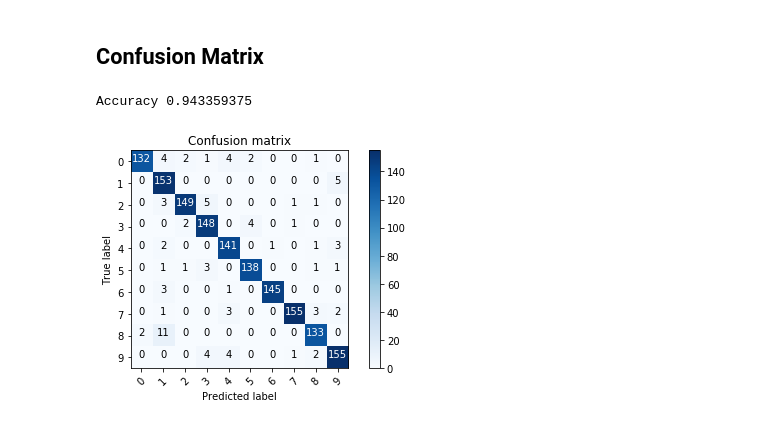
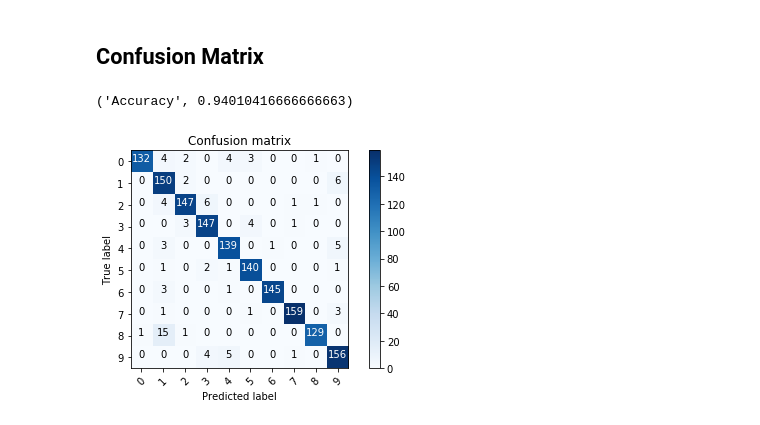
Before and after one commit to jsmienk/IML, a Jupyter notebook: notebooks/classification.ipynb, the cells around one changed output. Cells and saved outputs as stored; diff of their text form; code cells hidden in the pictures.

```diff
--- a/notebooks/classification.ipynb
+++ b/notebooks/classification.ipynb
@@ -50,8 +51,9 @@ data_clean_manual.describe()
 ## Normalization
 # %%
 columns = ['area', 'contours', 'radius', 'hull_radius', 'centroid_x', 'centroid_y']
-for x in range(4):
-    for y in range(4):
+COUNT = 4
+for x in range(COUNT):
+    for y in range(COUNT):
         columns.append('_'.join(['weight', str(x), str(y)]))
 
 def scale(scaler):
@@ -167,7 +175,7 @@ Top: (40, 0.9577464788732394)
 # SVM
 from sklearn import svm
 
-svc = svm.SVC(kernel='linear', C=2.0)
+svc = svm.SVC(kernel='linear')
 svc.fit(X_train, Y_train)
 print('Score:', svc.score(X_test, Y_test))
 # %% [output]
@@ -227,7 +234,7 @@ Max: 0.971830985915493
 # %% [markdown]
 ### Finding the optimal gamma for RBF kernel
 # %%
-Gs = np.arange(.01, 1, .01)
+Gs = [.35]#np.arange(.01, 1, .01)
 Cs = np.arange(.1, 10, .1)
 
 steps = len(Gs) * len(Cs)
@@ -268,8 +275,9 @@ Top: (6.6, 0.35000000000000003, 0.9788732394366197)
 # %% [markdown]
 ## Try SGD
 # %%
-from sklearn import linear_model.SGDClassifier
+from sklearn import linear_model
 
-sgd = SGDClassifier(max_iter=1000)
+sgd = linear_model.SGDClassifier(max_iter=1000)
 sgd.fit(X_train, Y_train)
 score = sgd.score(X_test, Y_test)
+print(score)
@@ -302,7 +365,7 @@ type(classifiers[0][0])
 from sklearn.metrics import confusion_matrix
 import itertools
 
-best = svm.SVC(kernel='rbf', C=6.6, gamma=0.35)
+best = svm.SVC(kernel='linear', C=1.9)
 
 Y_pred = best.fit(X_train, Y_train).predict(X_test)
 
@@ -311,32 +374,32 @@ def plot_confusion_matrix(cm, classes):
     plt.imshow(cm, interpolation='nearest', cmap=plt.cm.Blues)
     plt.title('Confusion matrix')
     plt.colorbar()
     tick_marks = np.arange(len(classes))
     plt.xticks(tick_marks, classes, rotation=45)
     plt.yticks(tick_marks, classes)
 
     fmt = 'd'
     thresh = cm.max() / 2.
     for i, j in itertools.product(range(cm.shape[0]), range(cm.shape[1])):
         plt.text(j, i, format(cm[i, j], fmt),
                  horizontalalignment="center",
                  color="white" if cm[i, j] > thresh else "black")
 
     plt.ylabel('True label')
     plt.xlabel('Predicted label')
     plt.tight_layout()
 
 # Compute confusion matrix
 cnf_matrix = confusion_matrix(Y_test, Y_pred)
 np.set_printoptions(precision=2)
 
 # Plot non-normalized confusion matrix
 plt.figure()
 
 print('Accuracy', best.score(X_test, Y_test))
 plot_confusion_matrix(cnf_matrix, classes=range(0,10))
 
 plt.show()
 # %% [output]
-Accuracy 0.943359375
+('Accuracy', 0.94010416666666663)
-[figure, old version]
+[figure, new version]
```
Also changed, not shown: parts of 10 cells of this notebook, 2 other files.
